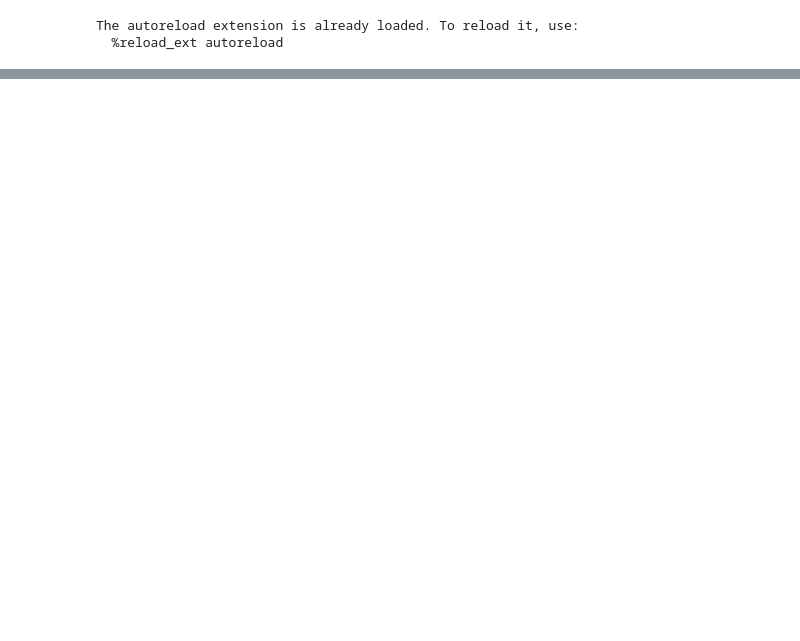
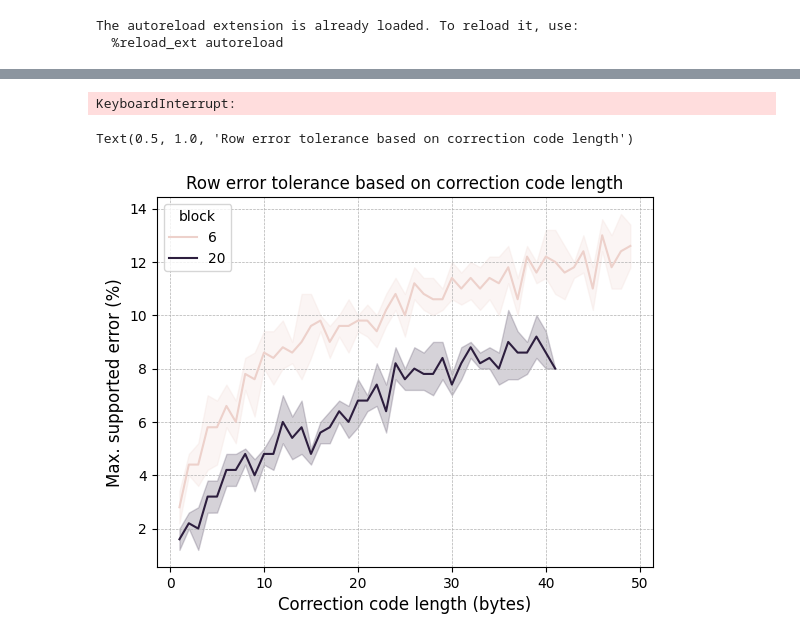
Before and after one commit to dridk/steganodf, a Jupyter notebook: Untitled.ipynb, the cells around one changed output, grey strips where cells are left out. Saved outputs shown, nothing was run; the diff lists cells and outputs as text; code cells hidden in the pictures; blank space fills up the shorter version.

```diff
--- a/Untitled.ipynb
+++ b/Untitled.ipynb
@@ -80,6 +127,0 @@ sns.lineplot(x="total", y="payload", hue="bloc_size", data=ddf)
-# %%
-a = BitPool(bit_per_row=2, block_size=100, parity_size=1)
-sdf = df.head(2000)
-size = a.estimate_max_payload(sdf)
-
-print(size)
@@ -176,5 +127,0 @@ bytearray(b'ca va ?\xb7r\xe4\xf2\x14U\xb7%\xe7p4,\xc1\xd4/3E\xb8\xc1\xad\xc0\xb2
-# %%
-a = {"a":[1,2,3], "b": [4,3]}
-
-for i in a.values():
-    print(i)
@@ -194,5 +127,0 @@ P
-# %%
-rsc = RSCodec(40)
-for i in test.split(b'0xFFFFFF'):
-    b = rsc.decode(i)
-    print(b[0])
@@ -207,11 +127,0 @@ NameError: name 'allindices' is not defined
-# %%
-from random import randint
-
-for i in range(100):
-    rsc = RSCodec(200, nsize=250,)
-    a = rsc.encode([randint(0,6) for i in range(5)])
-    t = (0x00 in a)
-    if t :
-        print("yes")
-        print(t)
-        break
@@ -220,0 +150,52 @@ True
+# %%
+
+
+
+df = pl.read_csv("heart_attack_predictions.csv")
+df = df.head(5000)
+payload = b'secret'
+ntry = 5
+results = []
+
+for b in (6, 20, 50):
+    for parity in tqdm(range(1, 50, 1)):
+
+        for _ in range(ntry):
+            a = BitPool(bit_per_row=1, parity_size=parity, block_size=b)
+            edf = a.encode(df,payload)
+            max_error = 0
+            for error in range(0, 100):
+                mdf = edf.to_pandas()
+                count = len(df) * error // 100
+                idx = random.sample(range(len(df)), k = count)
+                mdf.iloc[idx, 0] = None
+                mdf = pl.from_pandas(mdf)
+                if a.decode(mdf) == payload:
+                    max_error = error
+
+                else:
+                    break
+
+            results.append(
+                {
+                    "parity": parity,
+                    "error" : max_error,
+                    "block": b
+                }
+            )
+# %% [output]
+KeyboardInterrupt:
+# %%
+gdf = pl.DataFrame(results)
+gdf.write_parquet("error.parquet")
+
+
+sns.lineplot(x="parity", y="error", hue="block", data = gdf.to_pandas())
+
+plt.xlabel("Correction code length (bytes)", fontsize=12)
+plt.ylabel("Max. supported error (%)", fontsize=12)
+plt.grid(True, which='both', linestyle='--', linewidth=0.5)
+plt.title("Row error tolerance based on correction code length")
+# %% [output]
+Text(0.5, 1.0, 'Row error tolerance based on correction code length')
+[figure, added]
```
Also changed, not shown: parts of 31 cells of this notebook.
